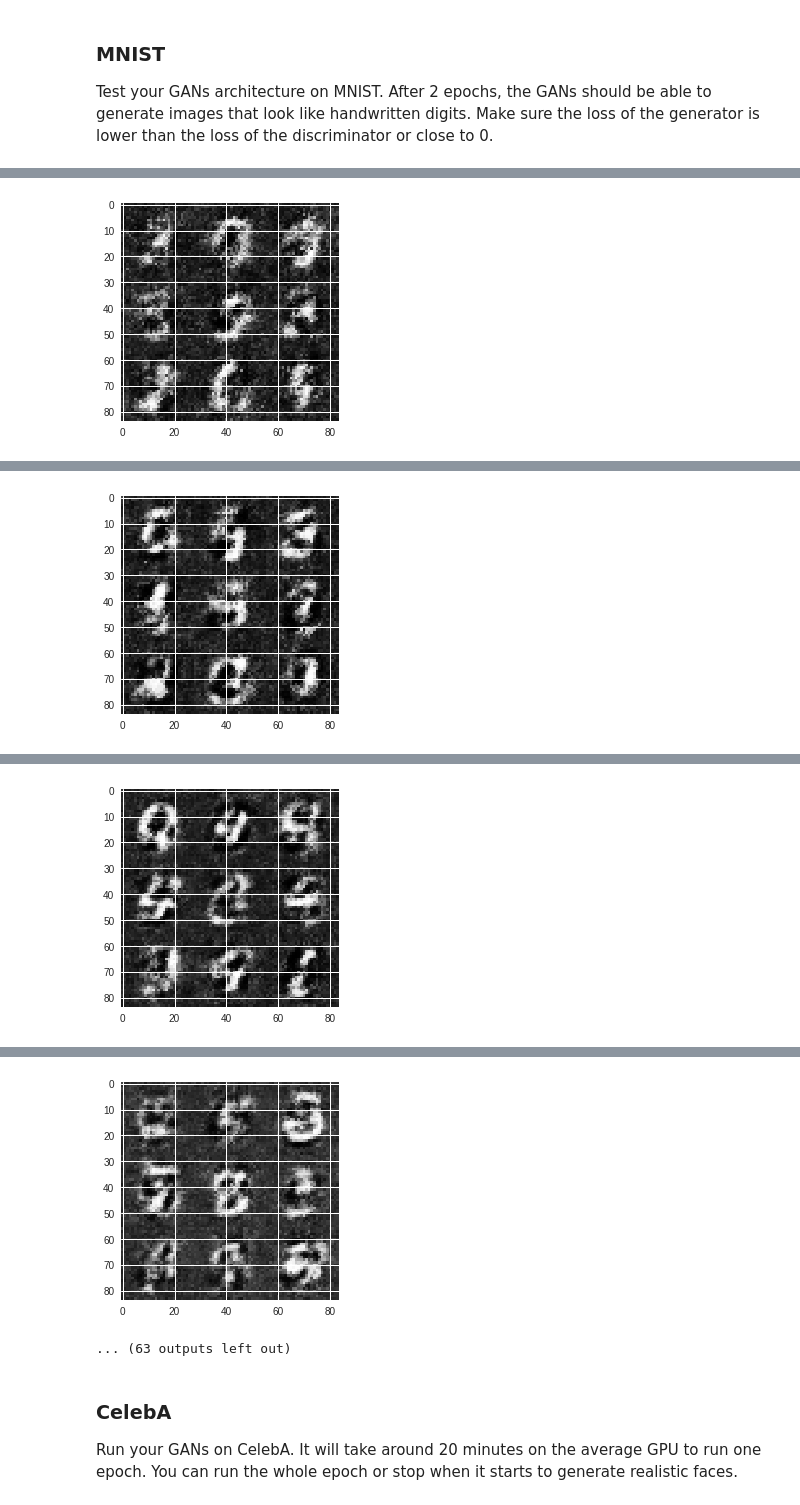
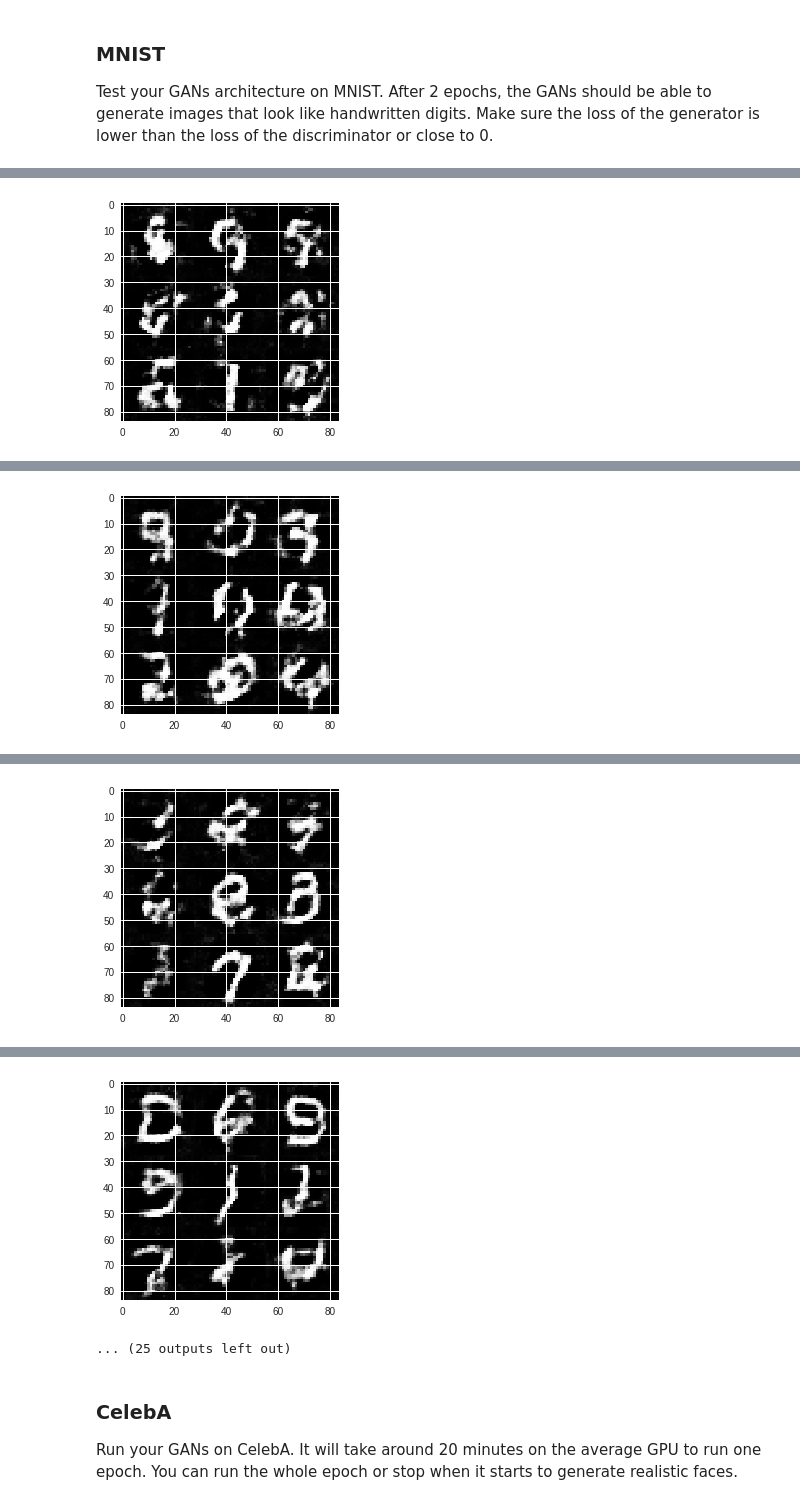
Before and after one commit to EmanFCI22/face_generation, a Jupyter notebook: dlnd_face_generation.ipynb, the cells around one changed output, grey strips where cells are left out. Saved outputs shown, nothing was run; the diff lists cells and outputs as text; code cells hidden in the pictures.

```diff
--- a/dlnd_face_generation.ipynb
+++ b/dlnd_face_generation.ipynb
@@ -249,12 +248,13 @@ def model_loss(input_real, input_z, out_channel_dim):
     :return: A tuple of (discriminator loss, generator loss)
     """
     # TODO: Implement Function
+    smooth = 0.1
     g_model=generator(input_z, out_channel_dim, is_train=True)
     d_real_out,d_real_logits=discriminator(input_real, reuse=False)
     d_fake_out,d_fake_logits=discriminator(g_model, reuse=True)
 
     d_loss_real = tf.reduce_mean(
-        tf.nn.sigmoid_cross_entropy_with_logits(logits=d_real_logits, labels=tf.ones_like(d_real_out)))
+        tf.nn.sigmoid_cross_entropy_with_logits(logits=d_real_logits, labels=tf.ones_like(d_real_out )* (1 - smooth)))
     d_loss_fake = tf.reduce_mean(
         tf.nn.sigmoid_cross_entropy_with_logits(logits=d_fake_logits, labels=tf.zeros_like(d_fake_out)))
     g_loss = tf.reduce_mean(
@@ -367,6 +367,8 @@ def train(epoch_count, batch_size, z_dim, learning_rate, beta1, get_batches, dat
         sess.run(tf.global_variables_initializer())
         for epoch_i in range(epoch_count):
             for batch_images in get_batches(batch_size):
+
+                batch_images*=2
                 steps+=1
                 # TODO: Train Model
                 # Sample random noise for G
@@ -396,9 +398,9 @@ def train(epoch_count, batch_size, z_dim, learning_rate, beta1, get_batches, dat
 ### MNIST
 Test your GANs architecture on MNIST.  After 2 epochs, the GANs should be able to generate images that look like handwritten digits.  Make sure the loss of the generator is lower than the loss of the discriminator or close to 0.
 # %%
-batch_size = 32
+batch_size = 64
 z_dim = 100
-learning_rate = 0.00002
+learning_rate = 0.0002
 beta1 = 0.5
 
 
@@ -447 +449 @@ Epoch 1/2... Discriminator Loss: 0.5077... Generator Loss: 1.5542
-[figure, old version]
+[figure, new version]
@@ -458 +460 @@ Epoch 1/2... Discriminator Loss: 0.4740... Generator Loss: 1.5214
-[figure, old version]
+[figure, new version]
@@ -469 +471 @@ Epoch 1/2... Discriminator Loss: 0.3406... Generator Loss: 1.8121
-[figure, old version]
+[figure, new version]
@@ -480,5 +482,5 @@ Epoch 1/2... Discriminator Loss: 0.1590... Generator Loss: 2.8304
-[figure, old version]
+[figure, new version]
-... (63 outputs left out)
+... (25 outputs left out)
 # %% [markdown]
 ### CelebA
 Run your GANs on CelebA.  It will take around 20 minutes on the average GPU to run one epoch.  You can run the whole epoch or stop when it starts to generate realistic faces.
```
Also changed, not shown: parts of 7 cells of this notebook, 1 other file.
